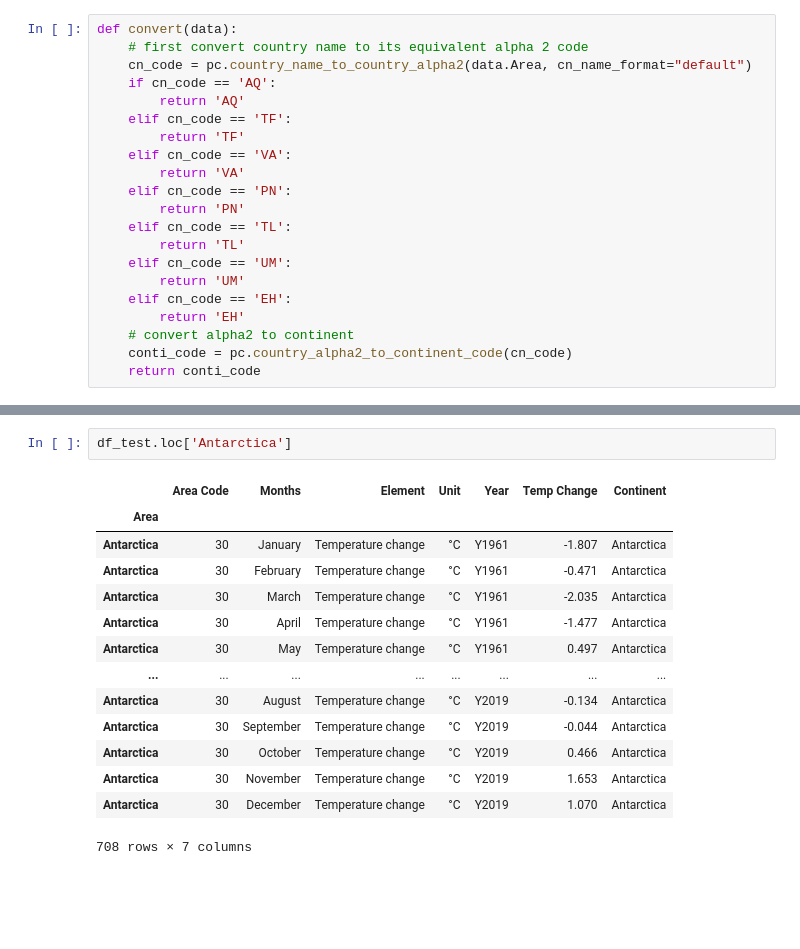
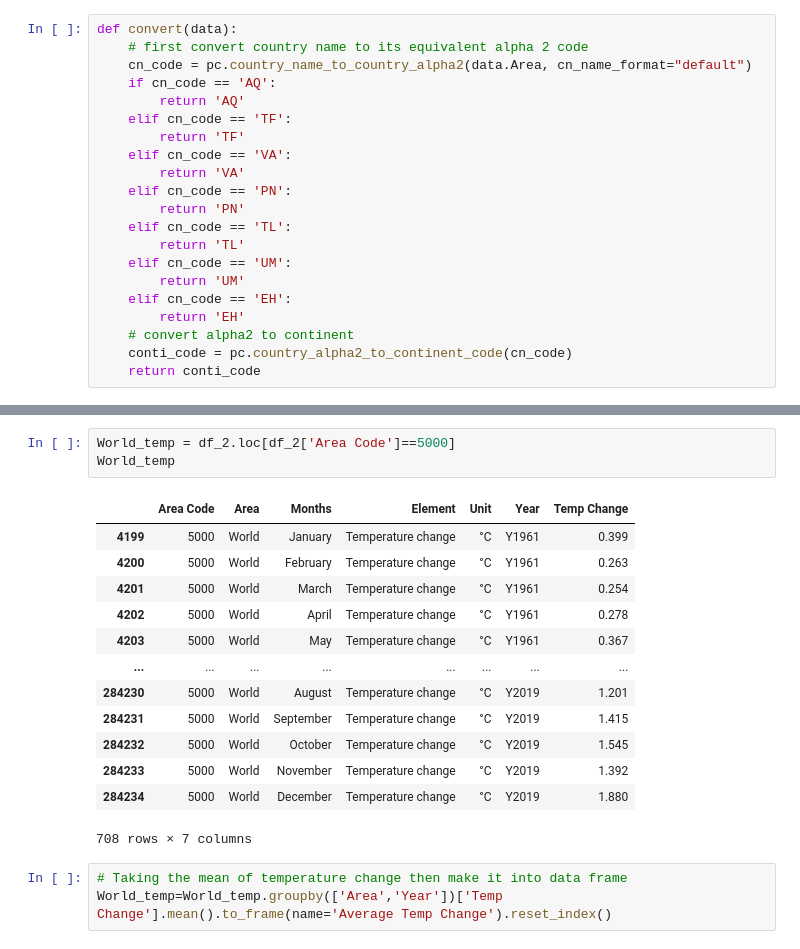
Before and after one commit to baomdoan/Geographic-World-Temperature-Change, a Jupyter notebook: Geological Temperature Change.ipynb, the cells around one changed output, grey strips where cells are left out. Drawn from its saved outputs; the diff is of its cells as text; blank space fills up the shorter version.

```diff
--- a/Geological Temperature Change.ipynb
+++ b/Geological Temperature Change.ipynb
@@ -625,17 +479,20 @@ df_test
-# %%
-df_test.loc['Antarctica']
-# %% [output]
-|  | Area Code | Months | Element | Unit | Year | Temp Change | Continent |
-| Area |  |  |  |  |  |  |  |
-| Antarctica | 30 | January | Temperature change | °C | Y1961 | -1.807 | Antarctica |
-| Antarctica | 30 | February | Temperature change | °C | Y1961 | -0.471 | Antarctica |
-| Antarctica | 30 | March | Temperature change | °C | Y1961 | -2.035 | Antarctica |
-| Antarctica | 30 | April | Temperature change | °C | Y1961 | -1.477 | Antarctica |
-| Antarctica | 30 | May | Temperature change | °C | Y1961 | 0.497 | Antarctica |
-| ... | ... | ... | ... | ... | ... | ... | ... |
-| Antarctica | 30 | August | Temperature change | °C | Y2019 | -0.134 | Antarctica |
-| Antarctica | 30 | September | Temperature change | °C | Y2019 | -0.044 | Antarctica |
-| Antarctica | 30 | October | Temperature change | °C | Y2019 | 0.466 | Antarctica |
-| Antarctica | 30 | November | Temperature change | °C | Y2019 | 1.653 | Antarctica |
-| Antarctica | 30 | December | Temperature change | °C | Y2019 | 1.070 | Antarctica |
-708 rows × 7 columns
+# %%
+World_temp = df_2.loc[df_2['Area Code']==5000]
+World_temp
+# %% [output]
+|  | Area Code | Area | Months | Element | Unit | Year | Temp Change |
+| 4199 | 5000 | World | January | Temperature change | °C | Y1961 | 0.399 |
+| 4200 | 5000 | World | February | Temperature change | °C | Y1961 | 0.263 |
+| 4201 | 5000 | World | March | Temperature change | °C | Y1961 | 0.254 |
+| 4202 | 5000 | World | April | Temperature change | °C | Y1961 | 0.278 |
+| 4203 | 5000 | World | May | Temperature change | °C | Y1961 | 0.367 |
+| ... | ... | ... | ... | ... | ... | ... | ... |
+| 284230 | 5000 | World | August | Temperature change | °C | Y2019 | 1.201 |
+| 284231 | 5000 | World | September | Temperature change | °C | Y2019 | 1.415 |
+| 284232 | 5000 | World | October | Temperature change | °C | Y2019 | 1.545 |
+| 284233 | 5000 | World | November | Temperature change | °C | Y2019 | 1.392 |
+| 284234 | 5000 | World | December | Temperature change | °C | Y2019 | 1.880 |
+708 rows × 7 columns
+# %%
+# Taking the mean of temperature change then make it into data frame
+World_temp=World_temp.groupby(['Area','Year'])['Temp Change'].mean().to_frame(name='Average Temp Change').reset_index()
```
Also changed, not shown: parts of 46 cells of this notebook.
